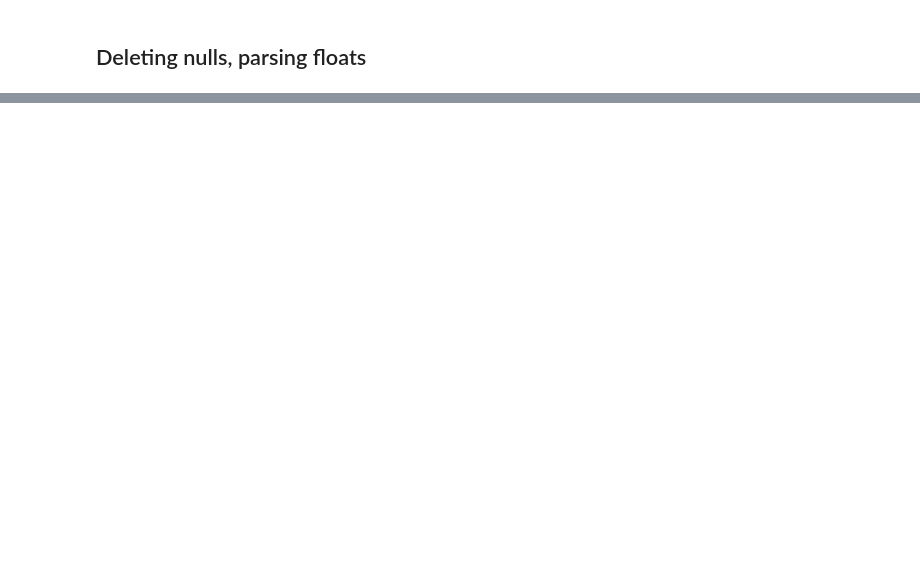
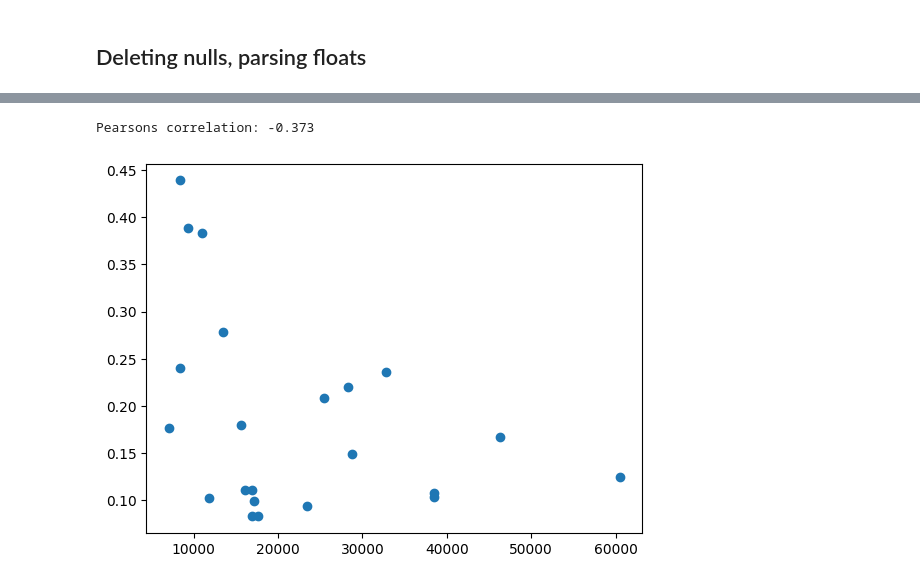
Before and after one commit to digital-scrappy/wikipedia-revisions, a Jupyter notebook: Analysis/gender_race_analysis.ipynb, the cells around one changed output, grey strips where cells are left out. Cells and saved outputs as stored; diff of their text form; code cells hidden in the pictures; blank space fills up the shorter version.

```diff
--- a/Analysis/gender_race_analysis.ipynb
+++ b/Analysis/gender_race_analysis.ipynb
@@ -96,16 +74,0 @@ df_major.head(3)
-# %%
-def viz_two_axes(df, target_variable, second_metric):
-    df_viz = df.sort_values(by = [second_metric])
-    df_viz.plot(kind = "bar", x = "occ_code", y = [target_variable, second_metric],
-                secondary_y = [second_metric], rot = 0)
-    plt.show()
-
-def viz_scatterplot_correlation(df, target_variable, second_metric):
-    articles = df[second_metric].tolist()
-    target = df[target_variable].tolist()
-
-    corr, _ = pearsonr(target, articles)
-    print('Pearsons correlation: %.3f' % corr)
-
-    plt.scatter(articles, target)
-    plt.show()
@@ -119,0 +84,5 @@ Pearsons correlation: 0.058
+# %%
+viz_scatterplot_correlation(df_major, target_variable, second_metric)
+# %% [output]
+Pearsons correlation: -0.373
+[figure, added]
```
Also changed, not shown: parts of 9 cells of this notebook, 1 other file.
